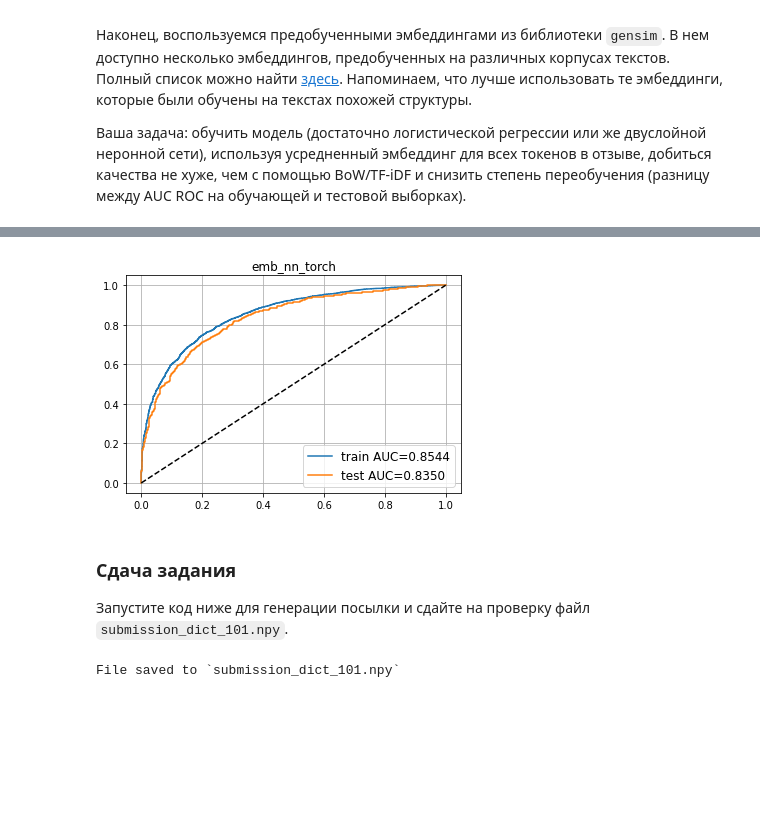
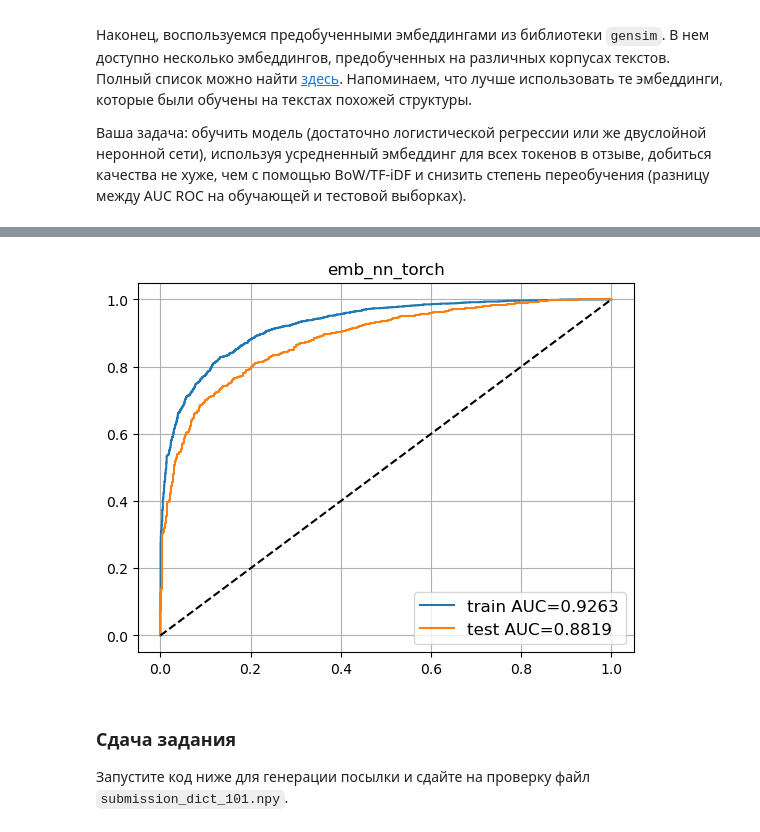
Before and after one commit to alexmak123/neichev_mipt_ml, a Jupyter notebook: NLP_hw01_texts.ipynb, the cells around one changed output, grey strips where cells are left out. Saved outputs shown, nothing was run; the diff lists cells and outputs as text; code cells hidden in the pictures; blank space fills up the shorter version.

Commit message:
add nn impl for pre-trained emb

```diff
--- a/NLP_hw01_texts.ipynb
+++ b/NLP_hw01_texts.ipynb
@@ -455,4 +455,4 @@ assert out_dict['tf_idf_nb_sklearn_test'] > 0.86, 'TF-iDF Naive Bayes score shou
 # %%
 import gensim.downloader as api
 import nltk
-gensim_embedding_model = api.load("glove-wiki-gigaword-100")
+gensim_embedding_model = api.load('glove-wiki-gigaword-300')
@@ -551,0 +554,28 @@ out_dict = visualize_and_save_results(best_log_reg, 'emb_nn_sklearn', X_train_em
+# %%
+# Попробуем нейросеть
+class TextClassifier(nn.Module):
+
+    def __init__(self, input_shape, num_classes=2):
+        super(TextClassifier, self).__init__()
+        self.model = nn.Sequential(
+            nn.Linear(input_shape, input_shape),
+            nn.ReLU(),
+            nn.Linear(input_shape, num_classes)
+        )
+
+    def forward(self, inp):
+        out = self.model(inp)
+        return out
+
+assert len(X_train_emb[0]) == gensim_embedding_model.vector_size, 'Seems like the embedding shape is wrong'
+X_train_emb_torch = torch.tensor(np.array(X_train_emb))
+X_test_emb_torch = torch.tensor(np.array(X_test_emb))
+y_train_torch = torch.tensor(y_train)
+y_test_torch = torch.tensor(y_test)
+
+
+model = TextClassifier(X_train_emb_torch.shape[1])
+loss_function = nn.CrossEntropyLoss()
+opt = opt = torch.optim.Adam(model.parameters(), lr=2e-4)
+
+model = train_model(model, opt, X_train_emb_torch, y_train_torch, X_test_emb_torch, y_test_torch, n_iterations=4000, show_plots=True)
@@ -552,14 +584,13 @@ out_dict = visualize_and_save_results(best_log_reg, 'emb_nn_sklearn', X_train_em
 # %%
-model = best_log_reg
 # do not change the code in the block below
 # __________start of block__________
 
 out_dict = visualize_and_save_results(model, 'emb_nn_torch', X_train_emb_torch, X_test_emb_torch, y_train, y_test, out_dict)
-assert out_dict['emb_nn_torch_test'] > 0.83, 'AUC ROC on test data should be better than 0.86'
+assert out_dict['emb_nn_torch_test'] > 0.87, 'AUC ROC on test data should be better than 0.86'
 assert out_dict['emb_nn_torch_train'] - out_dict['emb_nn_torch_test'] < 0.1, 'AUC ROC on test and train data should not be different more than by 0.1'
 # __________end of block__________
 # %% [output]
-[figure, old version]
+[figure, new version]
 # %% [markdown]
 ### Сдача задания
 Запустите код ниже для генерации посылки и сдайте на проверку файл `submission_dict_101.npy`.
@@ -570,5 +601,3 @@ assert out_dict['emb_nn_torch_train'] - out_dict['emb_nn_torch_test'] < 0.1, 'AU
 np.save('submission_dict_101.npy', out_dict, allow_pickle=True)
 print('File saved to `submission_dict_101.npy`')
 # __________end of block__________
-# %% [output]
-File saved to `submission_dict_101.npy`
```
Also changed, not shown: parts of 16 cells of this notebook.
